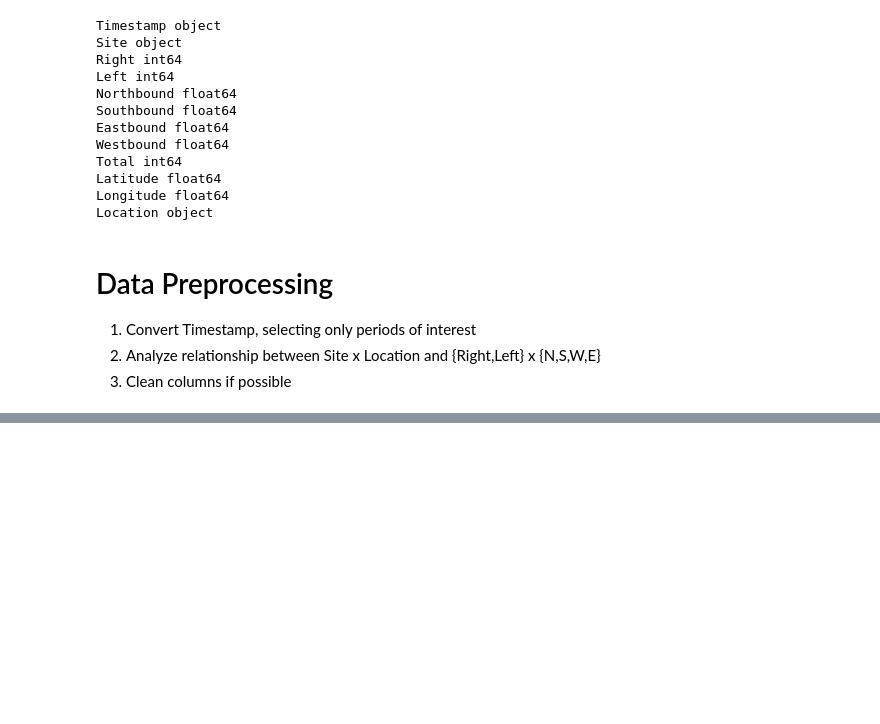
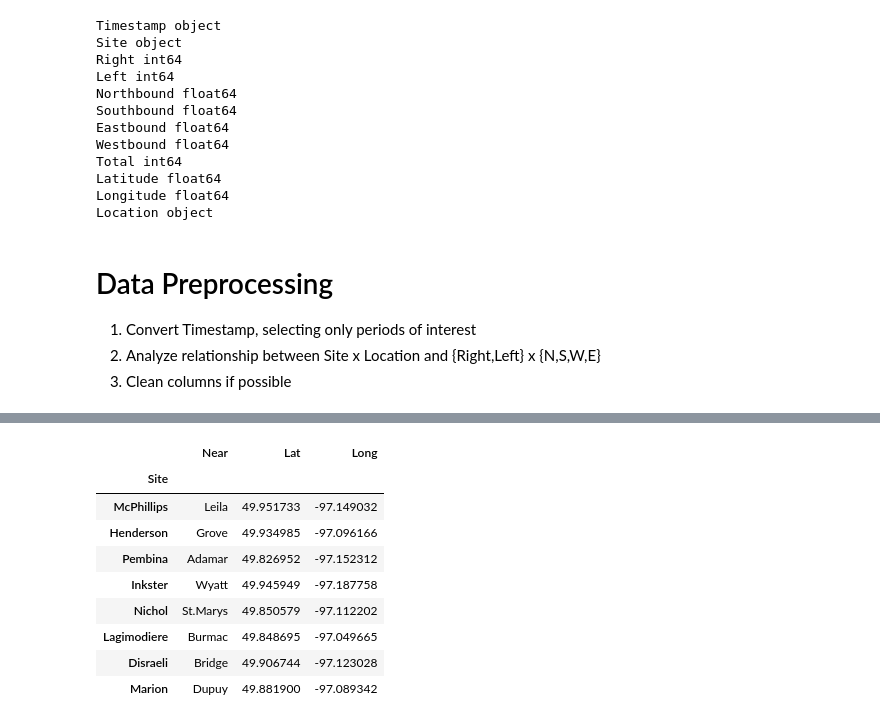
Before and after one commit to tranndt/ml-comp4710-WPGTransitOTP, a Jupyter notebook: res/jason/02_traffic_counts.ipynb, the cells around one changed output, grey strips where cells are left out. Cells and saved outputs as stored; diff of their text form; code cells hidden in the pictures; blank space fills up the shorter version.

```diff
--- a/res/jason/0_traffic_counts.ipynb
+++ b/res/jason/02_traffic_counts.ipynb
@@ -107,0 +108,16 @@ DF_STATION
+# %%
+#2
+DF_SITES = DF[["Site","Near","Lat","Long"]].drop_duplicates().set_index("Site")
+DF_SITES.to_csv("clean_datasets/SITES.csv")
+DF_SITES
+# %% [output]
+|  | Near | Lat | Long |
+| Site |  |  |  |
+| McPhillips | Leila | 49.951733 | -97.149032 |
+| Henderson | Grove | 49.934985 | -97.096166 |
+| Pembina | Adamar | 49.826952 | -97.152312 |
+| Inkster | Wyatt | 49.945949 | -97.187758 |
+| Nichol | St.Marys | 49.850579 | -97.112202 |
+| Lagimodiere | Burmac | 49.848695 | -97.049665 |
+| Disraeli | Bridge | 49.906744 | -97.123028 |
+| Marion | Dupuy | 49.881900 | -97.089342 |
```
Also changed, not shown: parts of 6 cells of this notebook, 9 other files.
